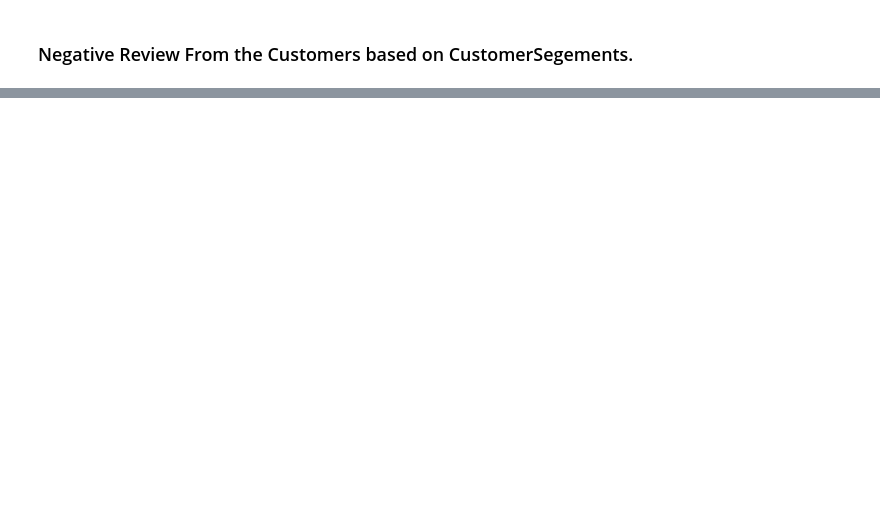
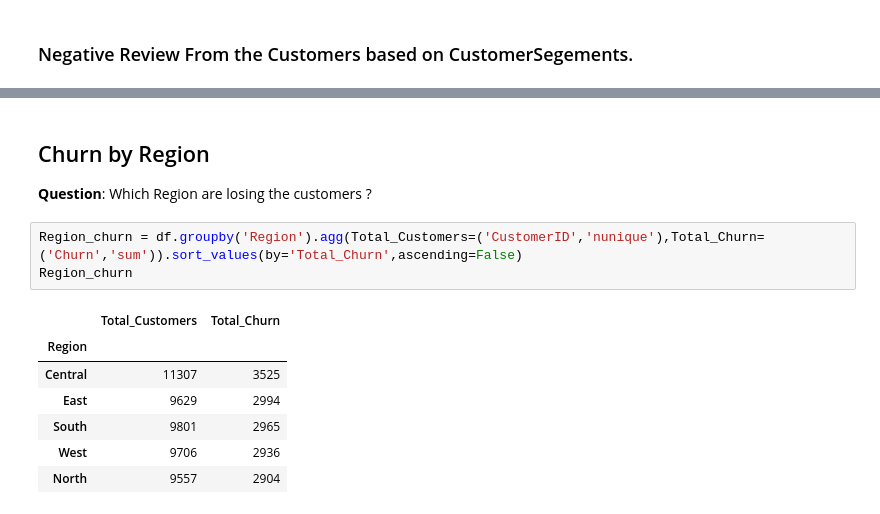
Before and after one commit to NaveedSultan/churn-customer-analysis-python-mysql-powerbi, a Jupyter notebook: Scripts/DataCleaing.ipynb, the cells around one changed output, grey strips where cells are left out. Saved outputs shown, nothing was run; the diff lists cells and outputs as text; blank space fills up the shorter version.

```diff
--- a/Scripts/DataCleaing.ipynb
+++ b/Scripts/DataCleaing.ipynb
@@ -358,0 +400,15 @@ df.to_sql("churn_info",engine,if_exists="replace",index=False)
+# %% [markdown]
+## Churn by Region
+
+**Question**: Which Region are losing the customers ?
+# %%
+Region_churn = df.groupby('Region').agg(Total_Customers=('CustomerID','nunique'),Total_Churn=('Churn','sum')).sort_values(by='Total_Churn',ascending=False)
+Region_churn
+# %% [output]
+|  | Total_Customers | Total_Churn |
+| Region |  |  |
+| Central | 11307 | 3525 |
+| East | 9629 | 2994 |
+| South | 9801 | 2965 |
+| West | 9706 | 2936 |
+| North | 9557 | 2904 |
```
Also changed, not shown: parts of 24 cells of this notebook, 4 other files.
